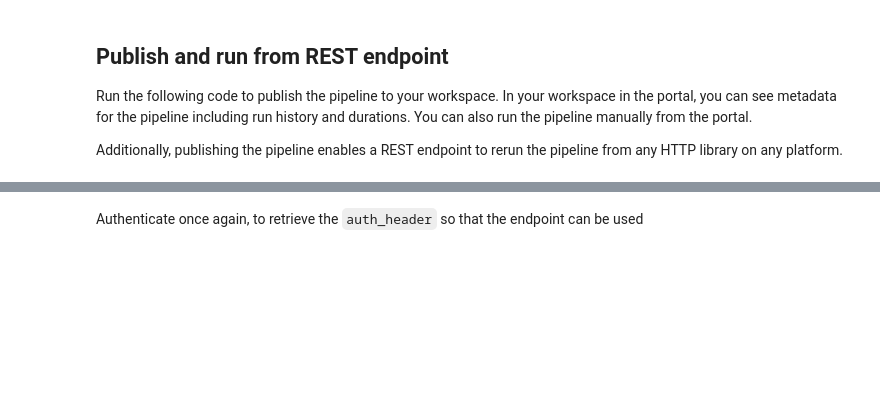
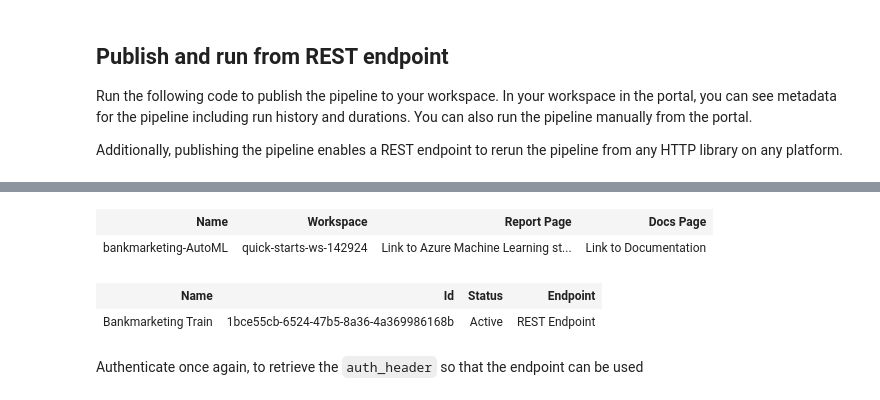
Before and after one commit to bimaputra1/Operationalizing-Machine-Learning, a Jupyter notebook: aml-exercise-pipelines-with-automated-machine-learning-step.ipynb, the cells around one changed output, grey strips where cells are left out. Saved outputs shown, nothing was run; the diff lists cells and outputs as text; code cells hidden in the pictures; blank space fills up the shorter version.

```diff
--- a/aml-exercise-pipelines-with-automated-machine-learning-step.ipynb
+++ b/aml-exercise-pipelines-with-automated-machine-learning-step.ipynb
@@ -230,10 +357,13 @@ print(ws.name, ws.resource_group, ws.location, ws.subscription_id, sep = '\n')
 # %%
 # NOTE: update these to match your existing experiment name and a previous experiment
-experiment_name = 'bank-classification-exp-1'
+experiment_name = 'bankmarketing-AutoML'
 project_folder = './pipeline-project'
 
 experiment = Experiment(ws, experiment_name)
 experiment
+# %% [output]
+| Name | Workspace | Report Page | Docs Page |
+| bankmarketing-AutoML | quick-starts-ws-142924 | Link to Azure Machine Learning st... | Link to Documentation |
 # %%
 from azureml.pipeline.core import PipelineRun
 
@@ -241,9 +371,12 @@ run_id = "78e729c3-4746-417f-ad9a-abe970f4966f"
 pipeline_run = PipelineRun(experiment, run_id)
 # %%
 published_pipeline = pipeline_run.publish_pipeline(
-    name="Bikesharing Train", description="Training bikesharing pipeline", version="1.0")
+    name="Bankmarketing Train", description="Training bankmarketing pipeline", version="1.0")
 
 published_pipeline
+# %% [output]
+| Name | Id | Status | Endpoint |
+| Bankmarketing Train | 1bce55cb-6524-47b5-8a36-4a369986168b | Active | REST Endpoint |
 # %% [markdown]
 Authenticate once again, to retrieve the `auth_header` so that the endpoint can be used
 # %%
```
Also changed, not shown: parts of 19 cells of this notebook, 17 other files.
